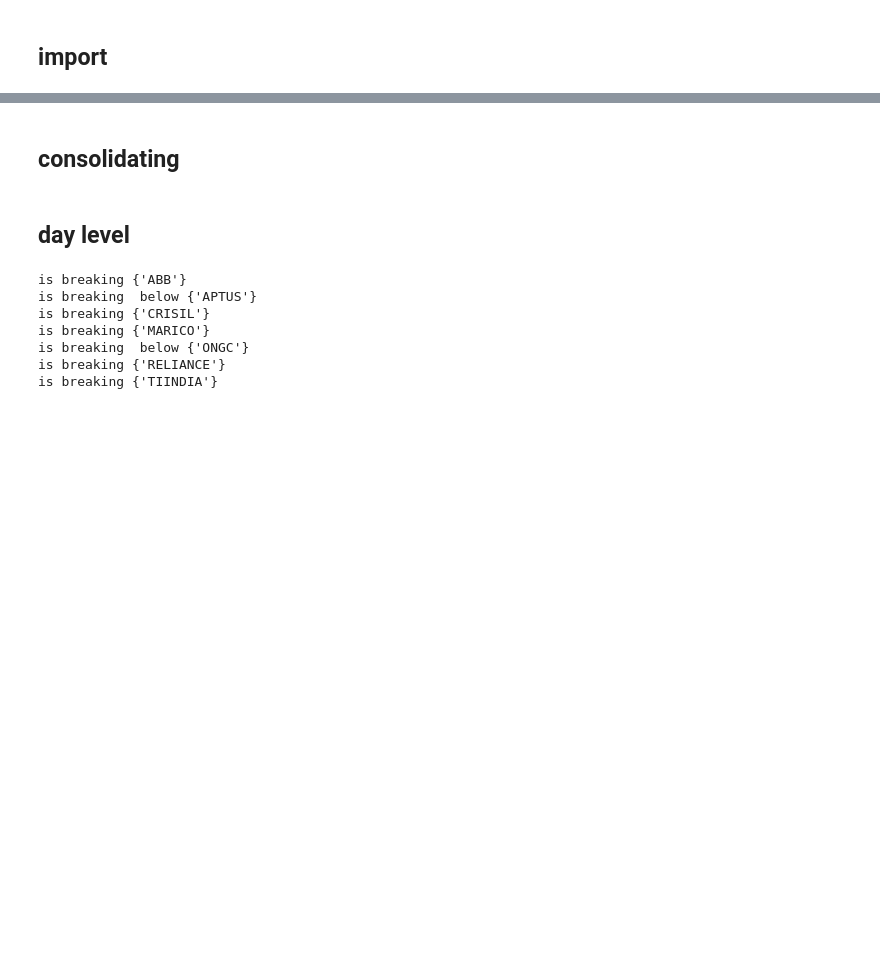
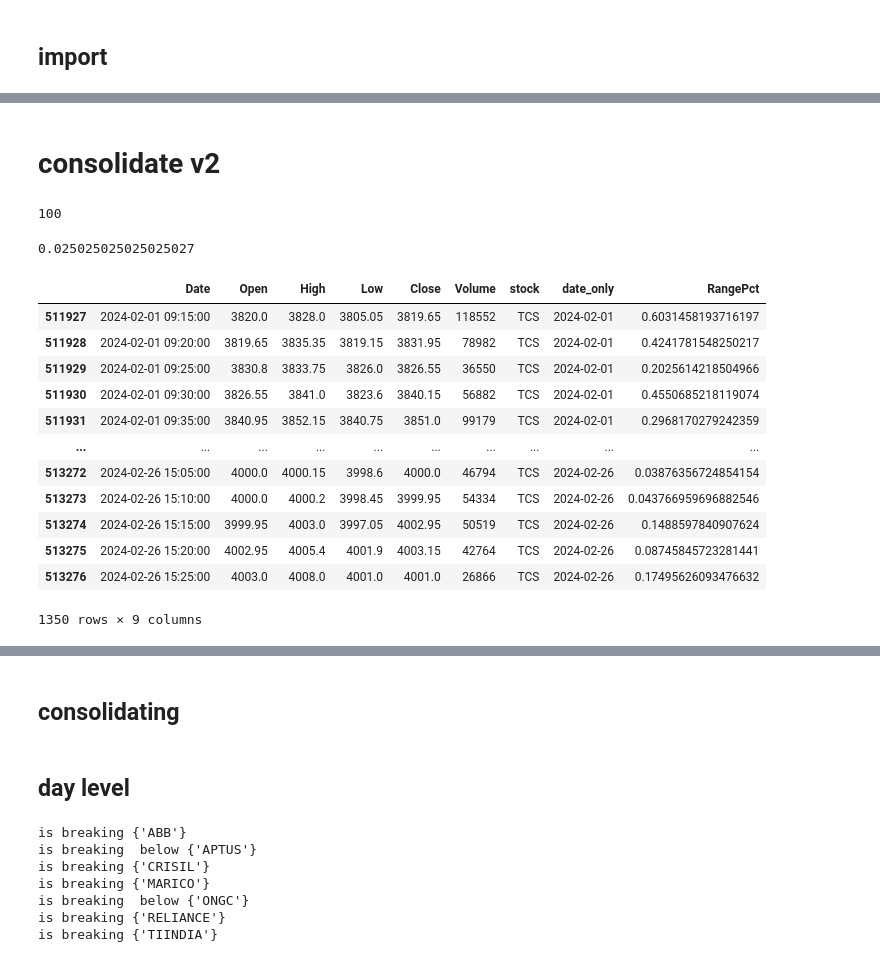
Before and after one commit to Madcodex/stock_automata, a Jupyter notebook: notebook/consoldation.ipynb, the cells around one changed output, grey strips where cells are left out. Saved outputs shown, nothing was run; the diff lists cells and outputs as text; code cells hidden in the pictures; blank space fills up the shorter version.

```diff
--- a/notebook/consoldation.ipynb
+++ b/notebook/consoldation.ipynb
@@ -96,2 +122,50 @@ df_all = df_all[df_all.stock.isin(nifty_500.Symbol.unique())]
-# %%
-df_all = df_all[(df_all['Close'] > 100) &(df_all['Close'] < 5000) ]
+# %%
+df_all.reset_index(inplace=True)
+df_all['Date']  = pd.to_datetime(df_all['Date']).dt.tz_localize(None)
+df_all['date_only'] = pd.to_datetime(df_all['Date'].dt.date)
+# %%
+df_tcs= df_all.query("stock == 'TCS'")
+# %% [markdown]
+# consolidate v2
+# %%
+4096- 3996
+# %% [output]
+100
+# %%
+100/3996
+# %% [output]
+0.025025025025025027
+# %%
+import pandas as pd
+import mplfinance as mpf
+
+# Load data
+# Assuming data is in 'data.csv' with columns 'Date', 'Open', 'High', 'Low', 'Close', 'Volume'
+# Make sure to adjust the path to where you have your CSV file
+df = df_tcs.copy()
+
+# Define consolidation finding parameters
+consolidation_percentage = 2.5 # Percentage defining the consolidation range (e.g., 2.5%)
+min_periods_consolidated = 10   # Minimum number of periods for the consolidation
+
+# Calculate the price range within each period as a percentage
+df['RangePct'] = ((df['High'] - df['Low']) / df['Low']) * 100
+
+# Find periods where the price range is within the consolidation percentage
+consolidation = df['RangePct'] < consolidation_percentage
+# %%
+df[consolidation]
+# %% [output]
+|  | Date | Open | High | Low | Close | Volume | stock | date_only | RangePct |
+| 511927 | 2024-02-01 09:15:00 | 3820.0 | 3828.0 | 3805.05 | 3819.65 | 118552 | TCS | 2024-02-01 | 0.6031458193716197 |
+| 511928 | 2024-02-01 09:20:00 | 3819.65 | 3835.35 | 3819.15 | 3831.95 | 78982 | TCS | 2024-02-01 | 0.4241781548250217 |
+| 511929 | 2024-02-01 09:25:00 | 3830.8 | 3833.75 | 3826.0 | 3826.55 | 36550 | TCS | 2024-02-01 | 0.2025614218504966 |
+| 511930 | 2024-02-01 09:30:00 | 3826.55 | 3841.0 | 3823.6 | 3840.15 | 56882 | TCS | 2024-02-01 | 0.4550685218119074 |
+| 511931 | 2024-02-01 09:35:00 | 3840.95 | 3852.15 | 3840.75 | 3851.0 | 99179 | TCS | 2024-02-01 | 0.2968170279242359 |
+| ... | ... | ... | ... | ... | ... | ... | ... | ... | ... |
+| 513272 | 2024-02-26 15:05:00 | 4000.0 | 4000.15 | 3998.6 | 4000.0 | 46794 | TCS | 2024-02-26 | 0.03876356724854154 |
+| 513273 | 2024-02-26 15:10:00 | 4000.0 | 4000.2 | 3998.45 | 3999.95 | 54334 | TCS | 2024-02-26 | 0.043766959696882546 |
+| 513274 | 2024-02-26 15:15:00 | 3999.95 | 4003.0 | 3997.05 | 4002.95 | 50519 | TCS | 2024-02-26 | 0.1488597840907624 |
+| 513275 | 2024-02-26 15:20:00 | 4002.95 | 4005.4 | 4001.9 | 4003.15 | 42764 | TCS | 2024-02-26 | 0.08745845723281441 |
+| 513276 | 2024-02-26 15:25:00 | 4003.0 | 4008.0 | 4001.0 | 4001.0 | 26866 | TCS | 2024-02-26 | 0.17495626093476632 |
+1350 rows × 9 columns
```
Also changed, not shown: parts of 17 cells of this notebook, 52 other files.
